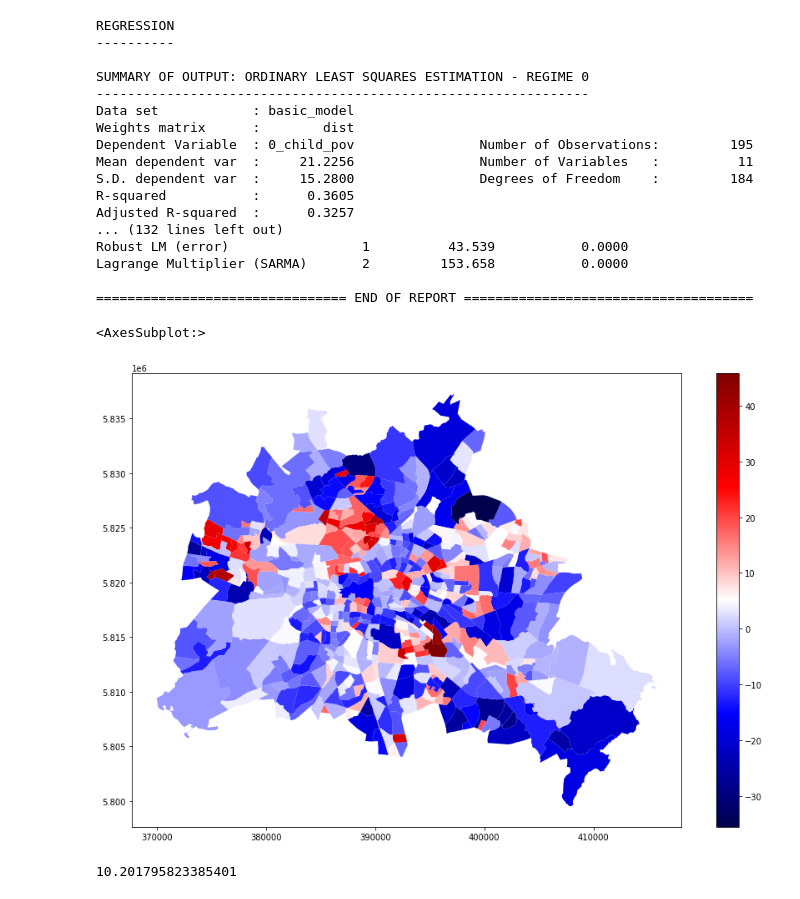
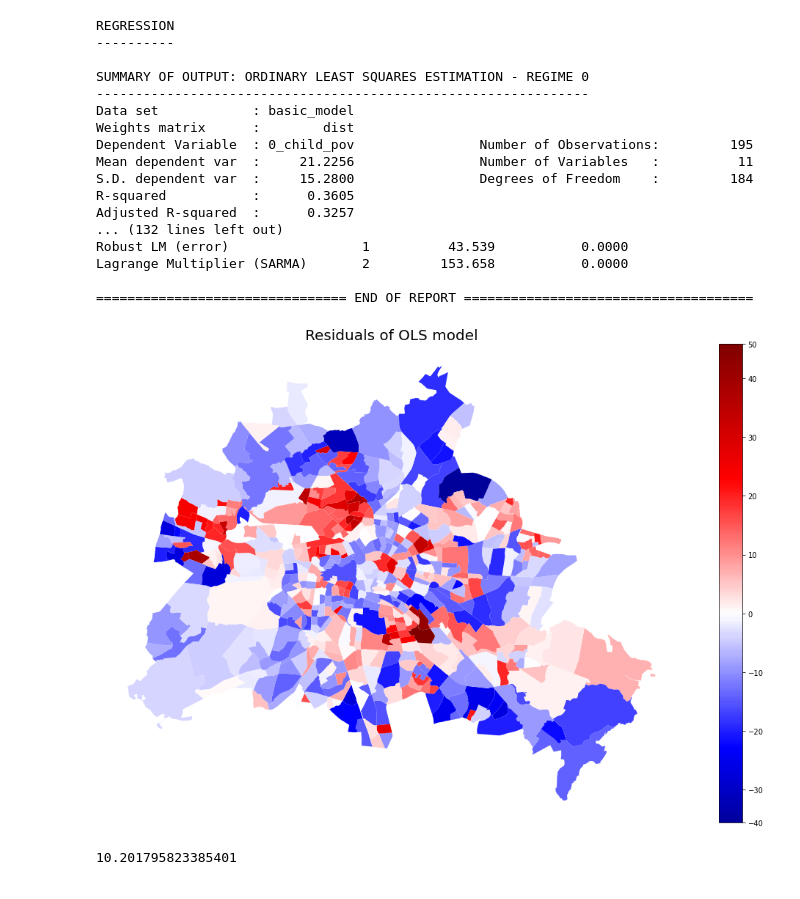
Before and after one commit to Safiaaaaa/YouthInTheCity, a Jupyter notebook: notebooks/safia-basic-model-infra.ipynb, the cells around one changed output. Cells and saved outputs as stored; diff of their text form; code cells hidden in the pictures.

```diff
--- a/notebooks/safia-basic-model-infra.ipynb
+++ b/notebooks/safia-basic-model-infra.ipynb
@@ -367,10 +355,20 @@ Lagrange Multiplier (SARMA)       2         153.658           0.0000
 res['residuals_m2'] = m2.u
 
 # plotting residuals - red = underestimation, blue = overestimation
-res.plot('residuals_m2', figsize=(15,10), cmap= 'seismic', legend=True)
+#res.plot('residuals_m2', figsize=(15,10), cmap= 'seismic', legend=True)
-# %% [output]
-<AxesSubplot:>
-[figure, removed]
+# %%
+#here goes residuals column
+vals = res.residuals_m2
+vmin = min(res.residuals_m2)
+vmax = max(res.residuals_m2)
+norm = MidpointNormalize(vmin=vmin, vmax=vmax, midpoint=0)
+ax = res.plot(figsize = (18,12), column='residuals', cmap='seismic', norm=norm, legend=True)
+ax.axis('off')
+ax.set_title('Residuals of OLS model', fontsize=20)
+#plt.savefig(fname='plots/ols_residuals.svg',transparent=False, bbox_inches="tight")
+plt.show()
+# %% [output]
+[figure, added]
 # %%
 mae(selected.child_pov, m2.predy)
 # %% [output]
```
Also changed, not shown: parts of 12 cells of this notebook, 2 other files.
